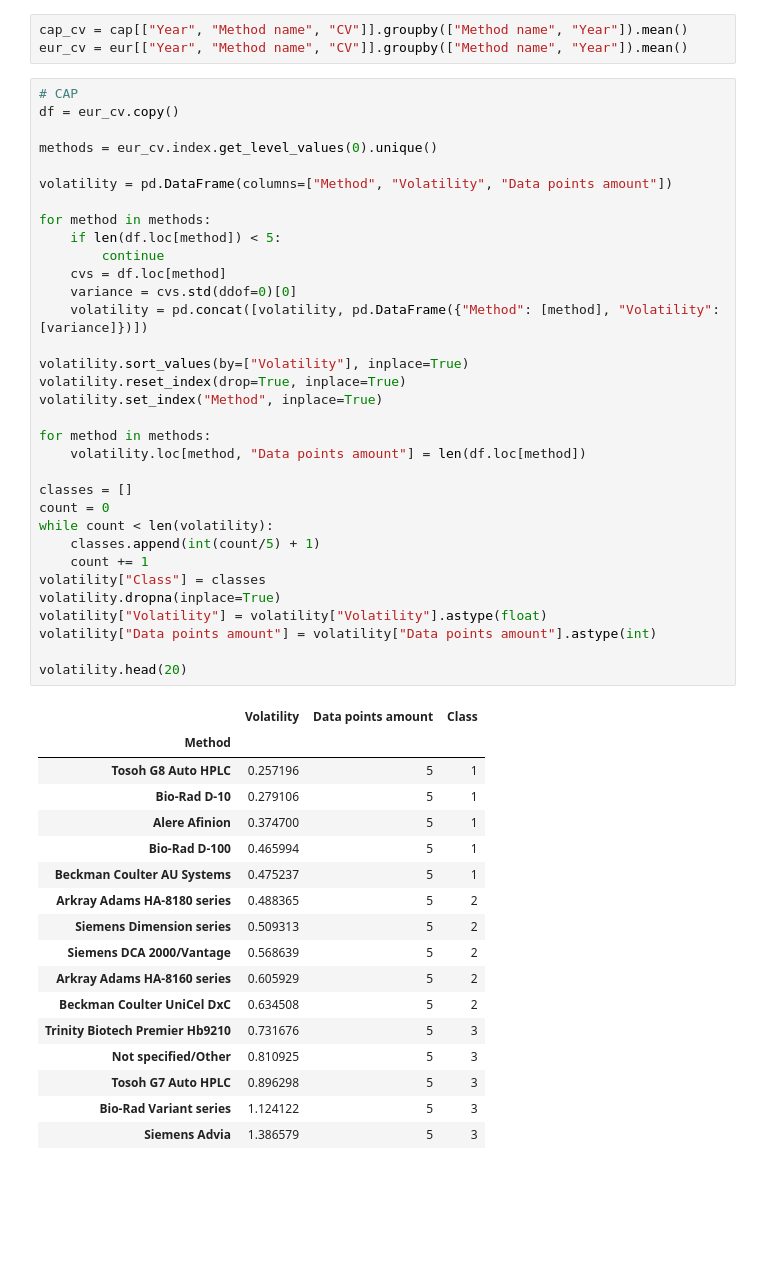
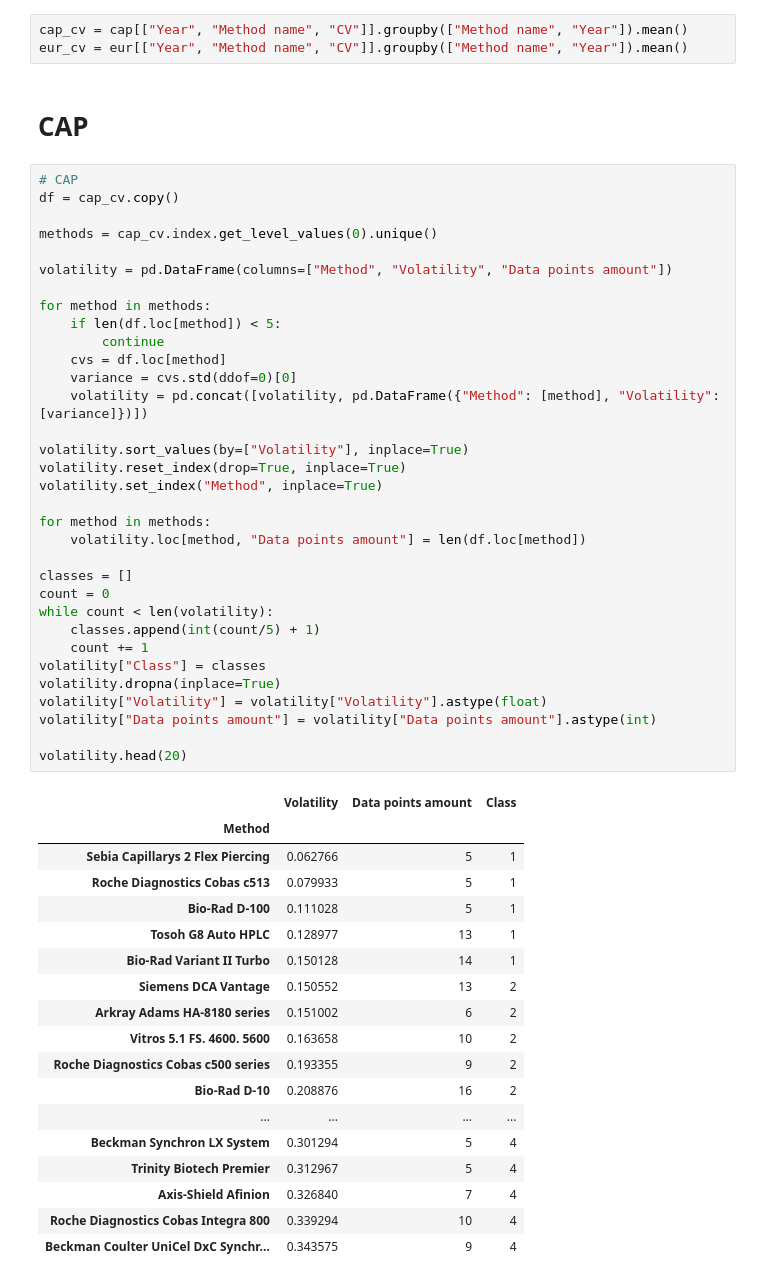
Before and after one commit to DSa-HbA1c/Predictions, a Jupyter notebook: volatility.ipynb, the cells around one changed output. Drawn from its saved outputs; the diff is of its cells as text; blank space fills up the shorter version.

```diff
--- a/volatility.ipynb
+++ b/volatility.ipynb
@@ -11,57 +11,60 @@ eur = df.loc[df['Source (CAP/EurA1c)'] == 'EURA1c']
 # %%
 cap_cv = cap[["Year", "Method name", "CV"]].groupby(["Method name", "Year"]).mean()
 eur_cv = eur[["Year", "Method name", "CV"]].groupby(["Method name", "Year"]).mean()
+# %% [markdown]
+# CAP
 # %%
 # CAP
-df = eur_cv.copy()
+df = cap_cv.copy()
 
-methods = eur_cv.index.get_level_values(0).unique()
+methods = cap_cv.index.get_level_values(0).unique()
 
 volatility = pd.DataFrame(columns=["Method", "Volatility", "Data points amount"])
 
 for method in methods:
     if len(df.loc[method]) < 5:
         continue
     cvs = df.loc[method]
     variance = cvs.std(ddof=0)[0]
     volatility = pd.concat([volatility, pd.DataFrame({"Method": [method], "Volatility": [variance]})])
 
 volatility.sort_values(by=["Volatility"], inplace=True)
 volatility.reset_index(drop=True, inplace=True)
 volatility.set_index("Method", inplace=True)
 
 for method in methods:
     volatility.loc[method, "Data points amount"] = len(df.loc[method])
 
 classes = []
 count = 0
 while count < len(volatility):
     classes.append(int(count/5) + 1)
     count += 1
 volatility["Class"] = classes
 volatility.dropna(inplace=True)
 volatility["Volatility"] = volatility["Volatility"].astype(float)
 volatility["Data points amount"] = volatility["Data points amount"].astype(int)
 
 volatility.head(20)
 # %% [output]
 |  | Volatility | Data points amount | Class |
 | Method |  |  |  |
-| Tosoh G8 Auto HPLC | 0.257196 | 5 | 1 |
-| Bio-Rad D-10 | 0.279106 | 5 | 1 |
-| Alere Afinion | 0.374700 | 5 | 1 |
-| Bio-Rad D-100 | 0.465994 | 5 | 1 |
-| Beckman Coulter AU Systems | 0.475237 | 5 | 1 |
-| Arkray Adams HA-8180 series | 0.488365 | 5 | 2 |
-| Siemens Dimension series | 0.509313 | 5 | 2 |
-| Siemens DCA 2000/Vantage | 0.568639 | 5 | 2 |
-| Arkray Adams HA-8160 series | 0.605929 | 5 | 2 |
-| Beckman Coulter UniCel DxC | 0.634508 | 5 | 2 |
-| Trinity Biotech Premier Hb9210 | 0.731676 | 5 | 3 |
-| Not specified/Other | 0.810925 | 5 | 3 |
-| Tosoh G7 Auto HPLC | 0.896298 | 5 | 3 |
-| Bio-Rad Variant series | 1.124122 | 5 | 3 |
-| Siemens Advia | 1.386579 | 5 | 3 |
+| Sebia Capillarys 2 Flex Piercing | 0.062766 | 5 | 1 |
+| Roche Diagnostics Cobas c513 | 0.079933 | 5 | 1 |
+| Bio-Rad D-100 | 0.111028 | 5 | 1 |
+| Tosoh G8 Auto HPLC | 0.128977 | 13 | 1 |
+| Bio-Rad Variant II Turbo | 0.150128 | 14 | 1 |
+| Siemens DCA Vantage | 0.150552 | 13 | 2 |
+| Arkray Adams HA-8180 series | 0.151002 | 6 | 2 |
+| Vitros 5.1 FS. 4600. 5600 | 0.163658 | 10 | 2 |
+| Roche Diagnostics Cobas c500 series | 0.193355 | 9 | 2 |
+| Bio-Rad D-10 | 0.208876 | 16 | 2 |
+| ... | ... | ... | ... |
+| Beckman Synchron LX System | 0.301294 | 5 | 4 |
+| Trinity Biotech Premier | 0.312967 | 5 | 4 |
+| Axis-Shield Afinion | 0.326840 | 7 | 4 |
+| Roche Diagnostics Cobas Integra 800 | 0.339294 | 10 | 4 |
+| Beckman Coulter UniCel DxC Synchr... | 0.343575 | 9 | 4 |
 # %%
 import seaborn as sns
 sns.heatmap(volatility.corr(), annot=True)
```
Also changed, not shown: parts of 6 cells of this notebook.
